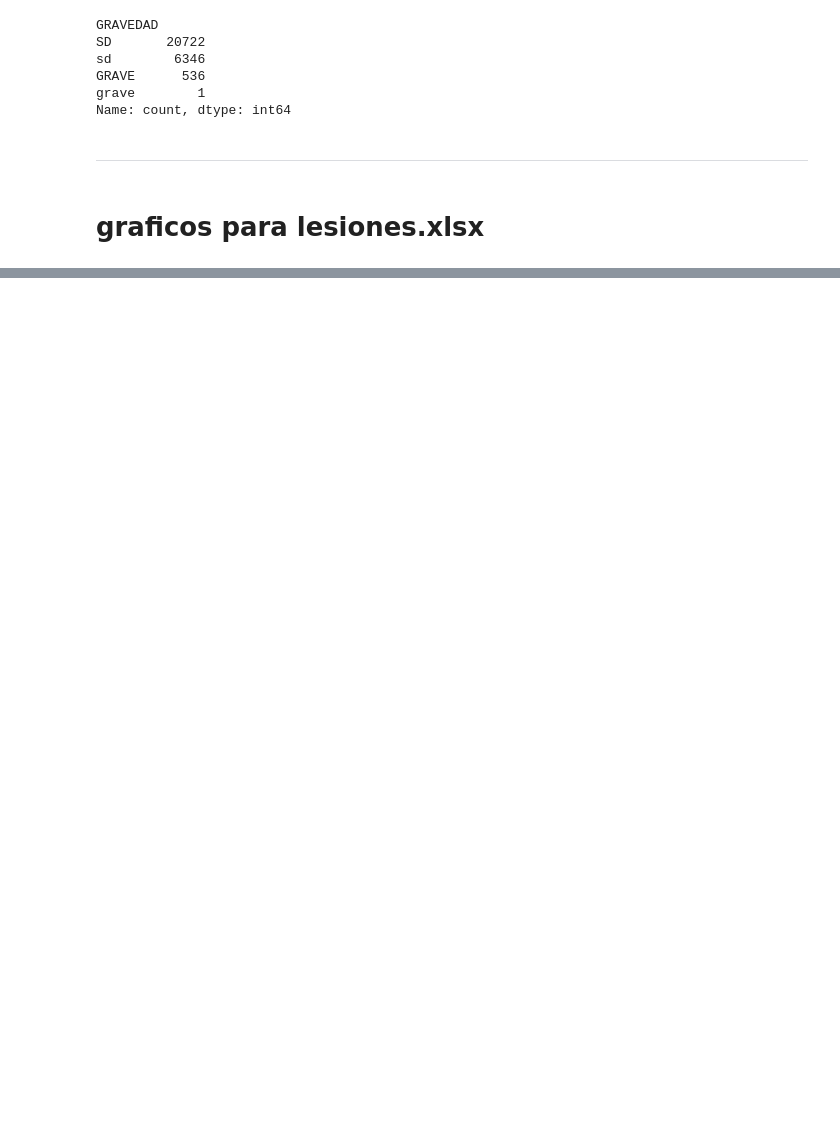
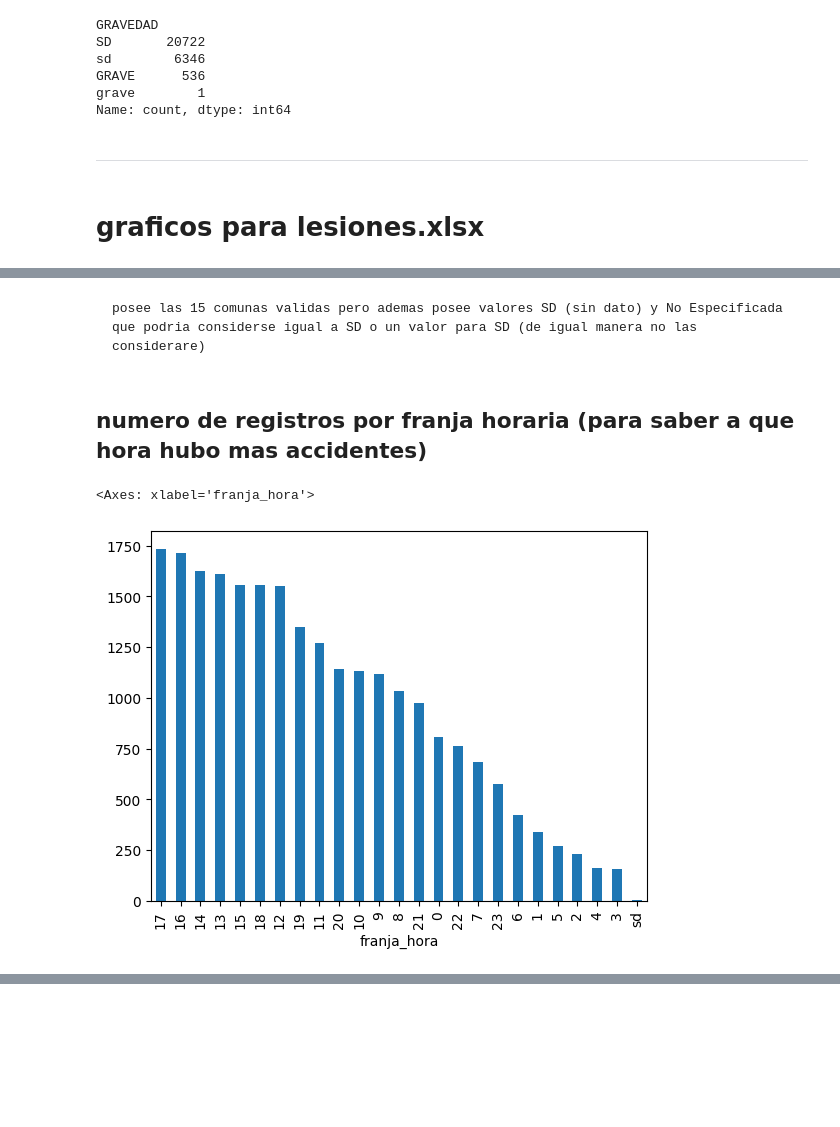
Before and after one commit to tDelbarco/PI_DataAnalytics_Siniestros-Viales, a Jupyter notebook: EDA.ipynb, the cells around one changed output, grey strips where cells are left out. Saved outputs shown, nothing was run; the diff lists cells and outputs as text; code cells hidden in the pictures; blank space fills up the shorter version.

```diff
--- a/EDA.ipynb
+++ b/EDA.ipynb
@@ -1111,0 +1151,9 @@ Name: count, dtype: int64
+# %% [markdown]
+    posee las 15 comunas validas pero ademas posee valores SD (sin dato) y No Especificada que podria considerse igual a SD o un valor para SD (de igual manera no las considerare)
+# %% [markdown]
+## numero de registros por franja horaria (para saber a que hora hubo mas accidentes)
+# %%
+lesiones_hechos["franja_hora"].value_counts().plot(kind="bar")
+# %% [output]
+<Axes: xlabel='franja_hora'>
+[figure, added]
```
Also changed, not shown: parts of 37 cells of this notebook, 13 other files.
